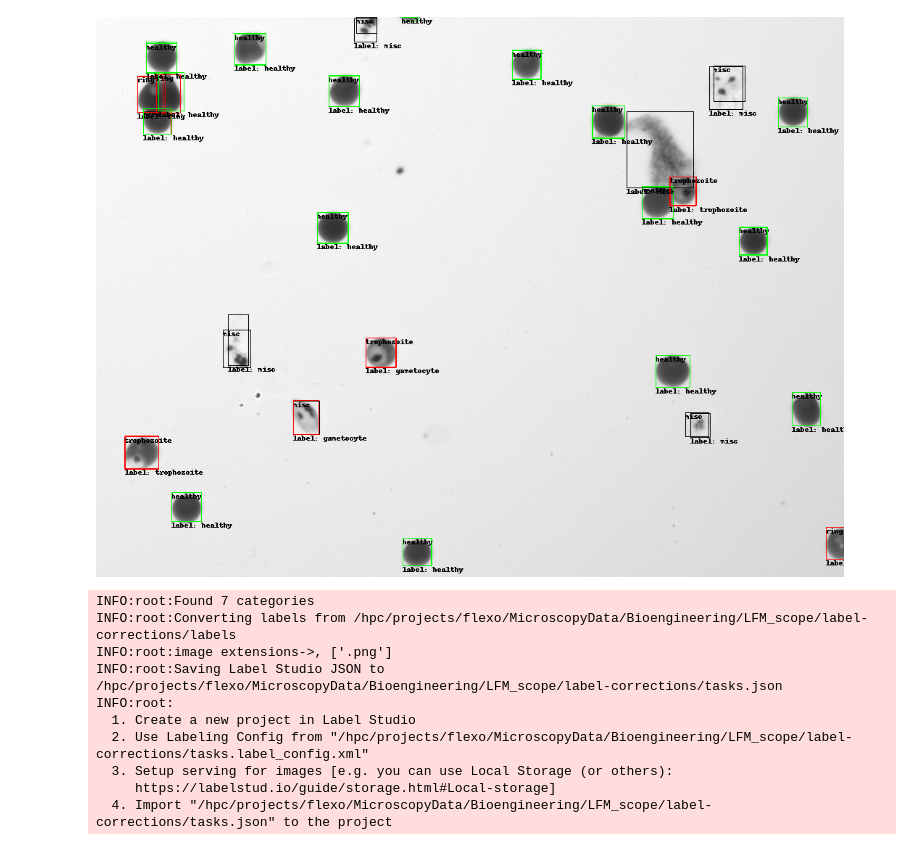
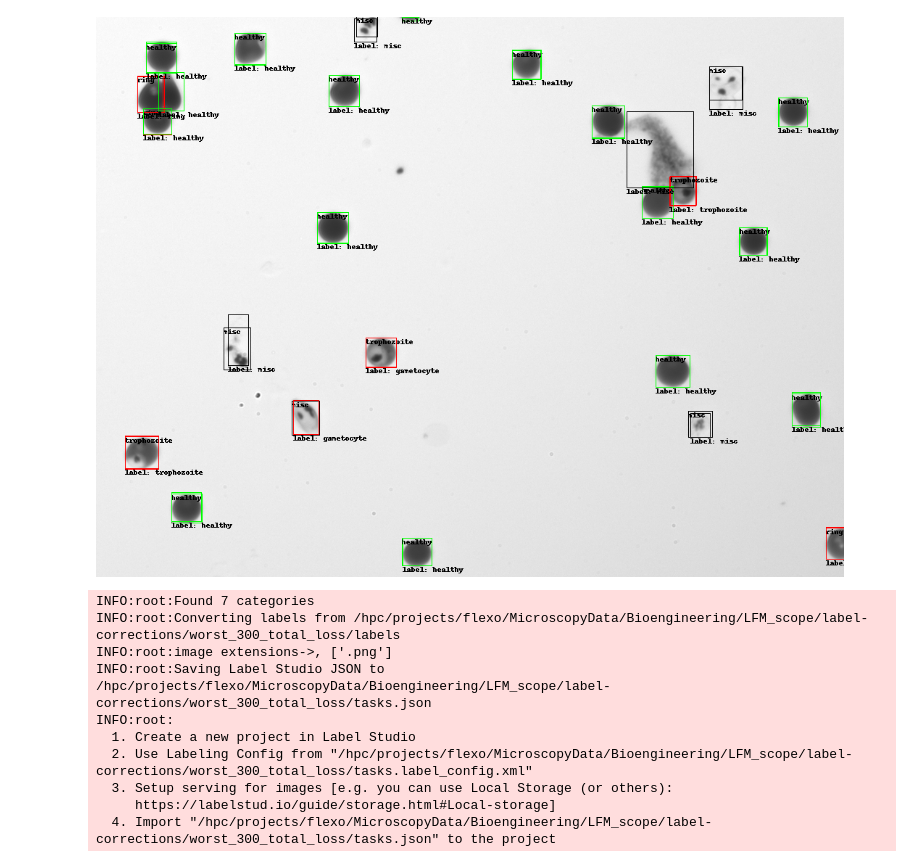
Before and after one commit to czbiohub-sf/lfm-data-utilities, a Jupyter notebook: lfm_data_utilities/model_evaluations/yogo/loss-ranking.ipynb, the cells around one changed output. Cells and saved outputs as stored; diff of their text form; code cells hidden in the pictures.

Commit message:
save prediction/label overlays

```diff
--- a/lfm_data_utilities/model_evaluations/yogo/loss-ranking.ipynb
+++ b/lfm_data_utilities/model_evaluations/yogo/loss-ranking.ipynb
@@ -50,7 +53,7 @@ PATH_TO_ALL_LABELLED_DATA_DDF = (
 # %%
 df = get_loss_df(PATH_TO_ALL_LABELLED_DATA_DDF, PATH_TO_MODEL)
 # %%
-show_image = partial(show_image, df=df, path_to_pth=PATH_TO_MODEL)
+display_preds_and_labels = partial(display_preds_and_labels, df=df, path_to_pth=PATH_TO_MODEL)
 
 opt.maxRows = len(df)
 opt.maxBytes = 2500000000
@@ -59,7 +62,7 @@ show(df)
 # %% [output]
 [interactive output not drawn]
 # %%
-show_image(5903)
+display_preds_and_labels(5903)
 # %% [output]
-[figure, old version]
+[figure, new version]
 # %%
@@ -69,13 +75,23 @@ image_label_paths = select_top_n_paths(
 # %%
-make_yogo_label_dir("/hpc/projects/flexo/MicroscopyData/Bioengineering/LFM_scope/label-corrections", image_label_paths)
+out_dir = "/hpc/projects/flexo/MicroscopyData/Bioengineering/LFM_scope/label-corrections/worst_300_total_loss"
+
+# copy the specific labels and images from hand-labelled data into one place
+make_yogo_label_dir(out_dir, image_label_paths)
+
+# save image and label overlays so the labeller can refer to what the model thinks is going on
+img_pred_label_overlay_dir = Path(out_dir) / "label_prediction_overlays"
+img_pred_label_overlay_dir.mkdir(exist_ok=True)
+N = int(math.log(len(indices), 10) + 1)
+for i, idx in enumerate(tqdm(indices, desc="saving label and prediction overlays")):
+    display_preds_and_labels(idx).save(img_pred_label_overlay_dir / f"rand_{i:0{N}}_pred_and_label.png")
 # %% [output]
 INFO:root:Found 7 categories
-INFO:root:Converting labels from /hpc/projects/flexo/MicroscopyData/Bioengineering/LFM_scope/label-corrections/labels
+INFO:root:Converting labels from /hpc/projects/flexo/MicroscopyData/Bioengineering/LFM_scope/label-corrections/worst_300_total_loss/labels
 INFO:root:image extensions->, ['.png']
-INFO:root:Saving Label Studio JSON to /hpc/projects/flexo/MicroscopyData/Bioengineering/LFM_scope/label-corrections/tasks.json
+INFO:root:Saving Label Studio JSON to /hpc/projects/flexo/MicroscopyData/Bioengineering/LFM_scope/label-corrections/worst_300_total_loss/tasks.json
 INFO:root:
   1. Create a new project in Label Studio
-  2. Use Labeling Config from "/hpc/projects/flexo/MicroscopyData/Bioengineering/LFM_scope/label-corrections/tasks.label_config.xml"
+  2. Use Labeling Config from "/hpc/projects/flexo/MicroscopyData/Bioengineering/LFM_scope/label-corrections/worst_300_total_loss/tasks.label_config.xml"
   3. Setup serving for images [e.g. you can use Local Storage (or others):
      https://labelstud.io/guide/storage.html#Local-storage]
-  4. Import "/hpc/projects/flexo/MicroscopyData/Bioengineering/LFM_scope/label-corrections/tasks.json" to the project
+  4. Import "/hpc/projects/flexo/MicroscopyData/Bioengineering/LFM_scope/label-corrections/worst_300_total_loss/tasks.json" to the project
```
Also changed, not shown: parts of 3 cells of this notebook, 1 other file.
